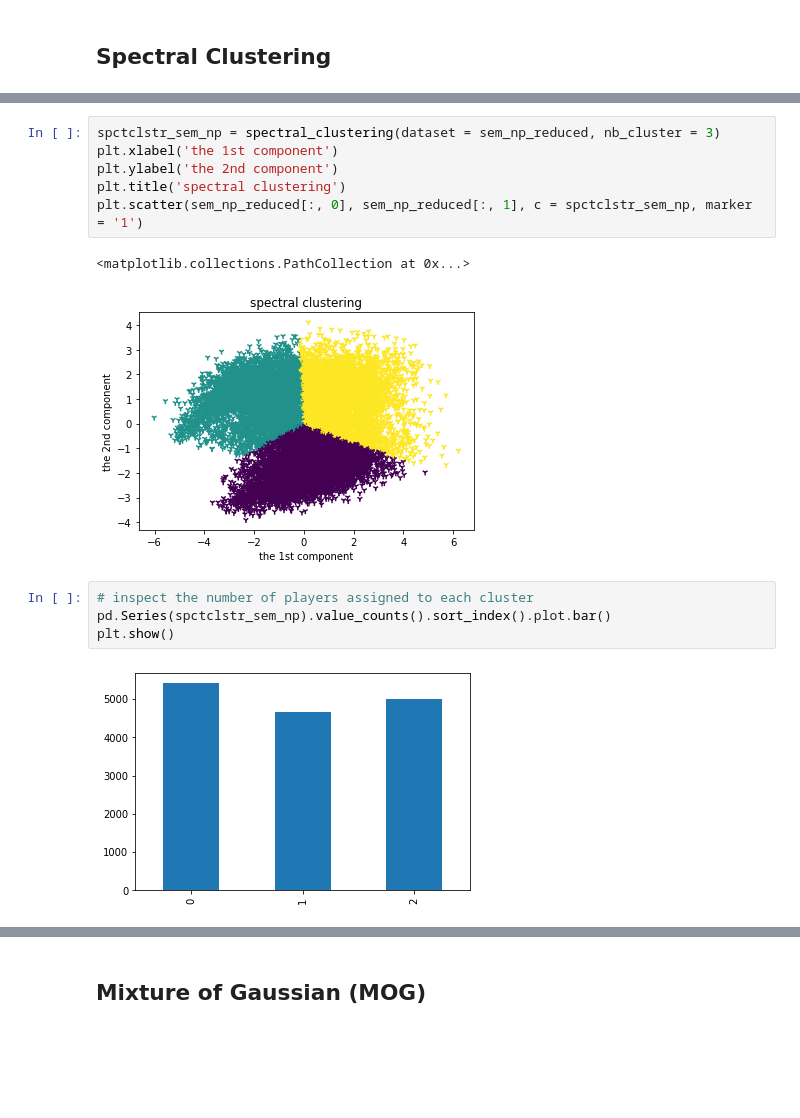
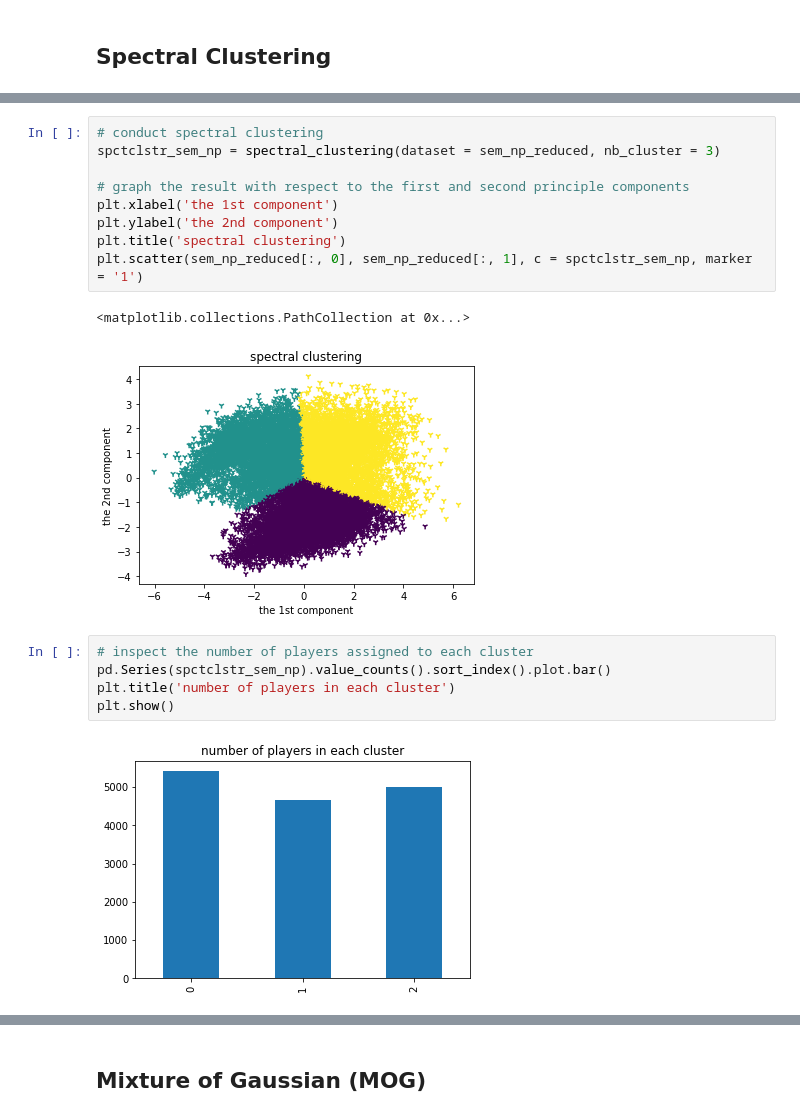
Before and after one commit to Hrann/118b-hsr, a Jupyter notebook: 118B Final Project.ipynb, the cells around one changed output, grey strips where cells are left out. Drawn from its saved outputs; the diff is of its cells as text; blank space fills up the shorter version.

Commit message:
Update 118B Final Project.ipynb
cleaning up and detailing spectral clustering

```diff
--- a/118B Final Project.ipynb
+++ b/118B Final Project.ipynb
@@ -546,7 +548,10 @@ def spectral_clustering(dataset, nb_cluster):
     sc_label = KMeans(n_clusters = nb_cluster).fit_predict(y)
     return sc_label
 # %%
+# conduct spectral clustering
 spctclstr_sem_np = spectral_clustering(dataset = sem_np_reduced, nb_cluster = 3)
+
+# graph the result with respect to the first and second principle components
 plt.xlabel('the 1st component')
 plt.ylabel('the 2nd component')
 plt.title('spectral clustering')
@@ -557,7 +562,8 @@ plt.scatter(sem_np_reduced[:, 0], sem_np_reduced[:, 1], c = spctclstr_sem_np, ma
 # %%
 # inspect the number of players assigned to each cluster
 pd.Series(spctclstr_sem_np).value_counts().sort_index().plot.bar()
+plt.title('number of players in each cluster')
 plt.show()
 # %% [output]
-[figure, old version]
+[figure, new version]
 # %%
```
Also changed, not shown: parts of 3 cells of this notebook.
